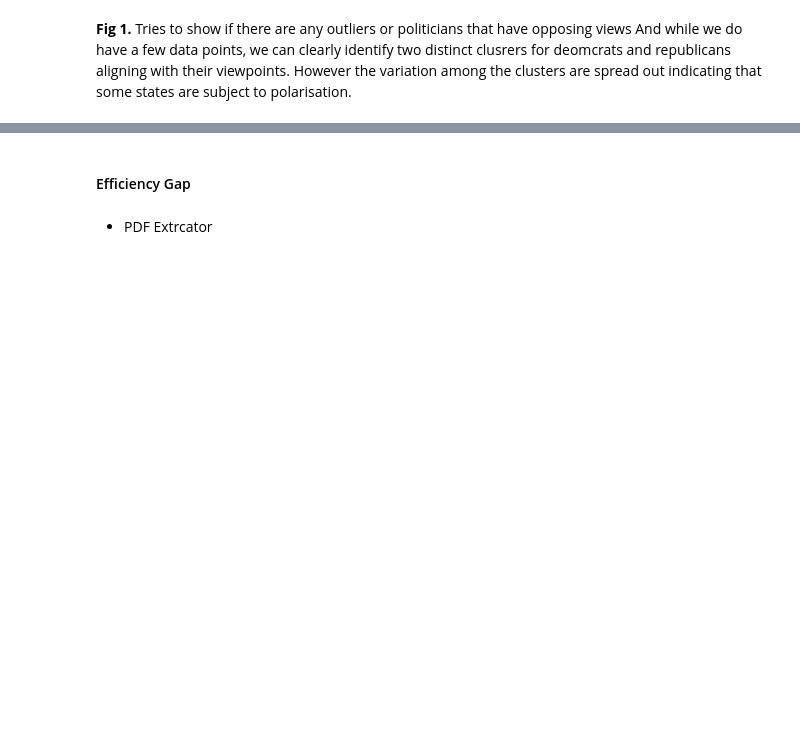
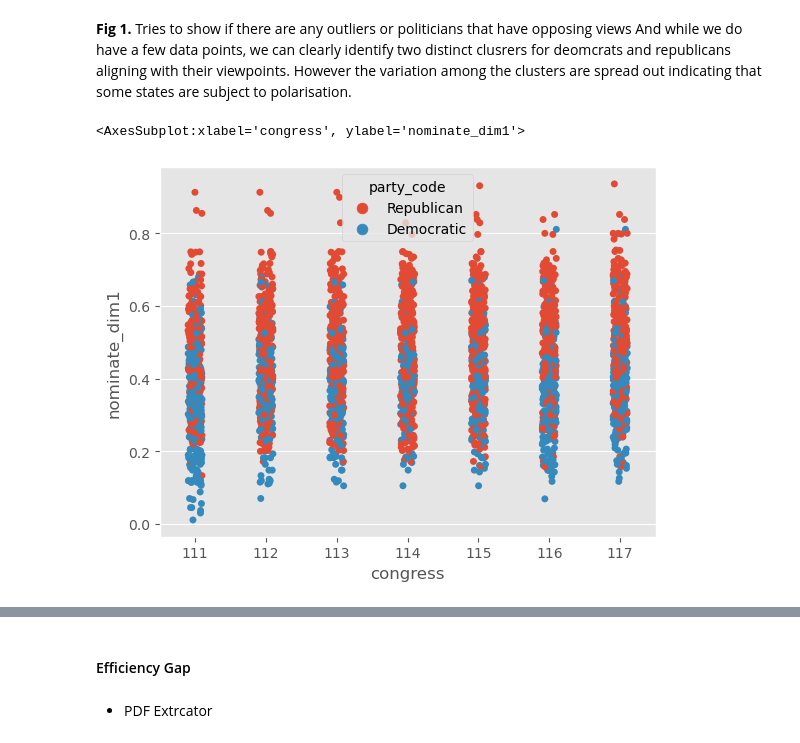
Before and after one commit to Simonlee711/gerrymandering-polarisation-study, a Jupyter notebook: src/gov-analysis.ipynb, the cells around one changed output, grey strips where cells are left out. Saved outputs shown, nothing was run; the diff lists cells and outputs as text; code cells hidden in the pictures; blank space fills up the shorter version.

```diff
--- a/src/gov-analysis.ipynb
+++ b/src/gov-analysis.ipynb
@@ -124,3 +118,9 @@ Text(0, 0.5, 'race-relations ideology')
 # %% [markdown]
 <strong>Fig 1.</strong> Tries to show if there are any outliers or politicians that have opposing views And while we do have a few data points, we can clearly identify two distinct clusrers for deomcrats and republicans aligning with their viewpoints. However the variation among the clusters are spread out indicating that some states are subject to polarisation.
+# %%
+nominate_score['nominate_dim1'] = nominate_score['nominate_dim1'].abs()
+sns.stripplot(data =nominate_score, x = 'congress', y='nominate_dim1', hue='party_code')
+# %% [output]
+<AxesSubplot:xlabel='congress', ylabel='nominate_dim1'>
+[figure, added]
 # %%
```
Also changed, not shown: parts of 20 cells of this notebook, 9 other files.
